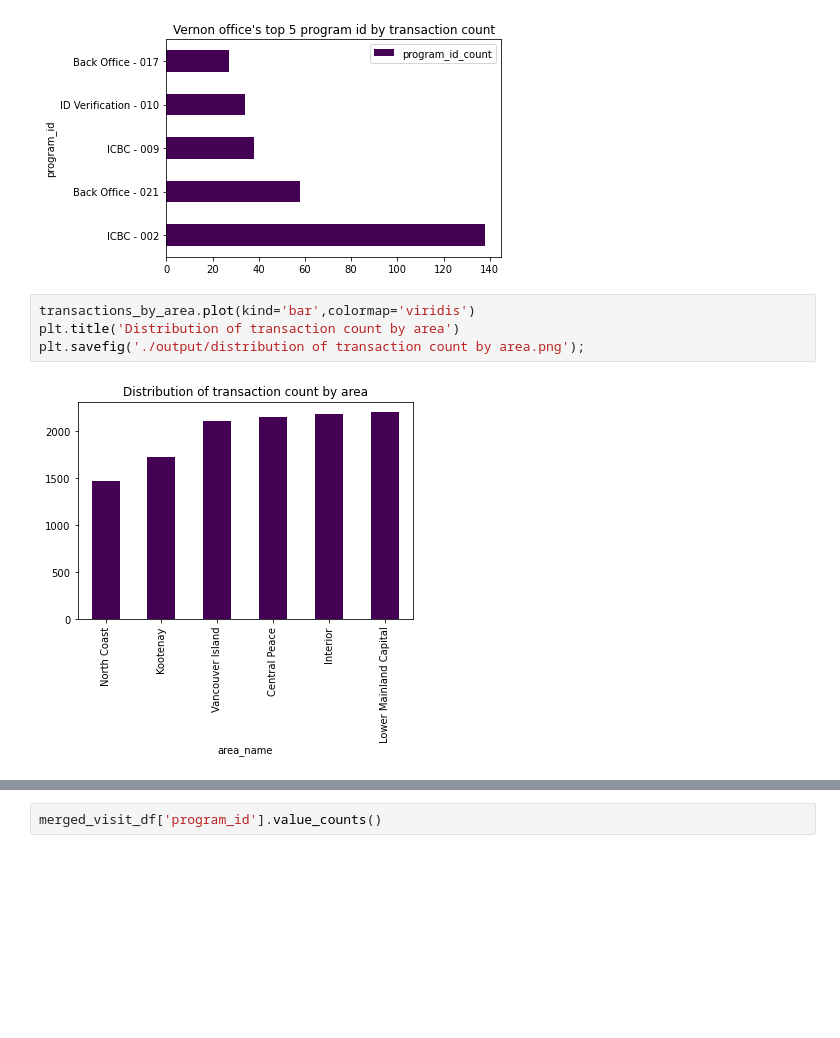
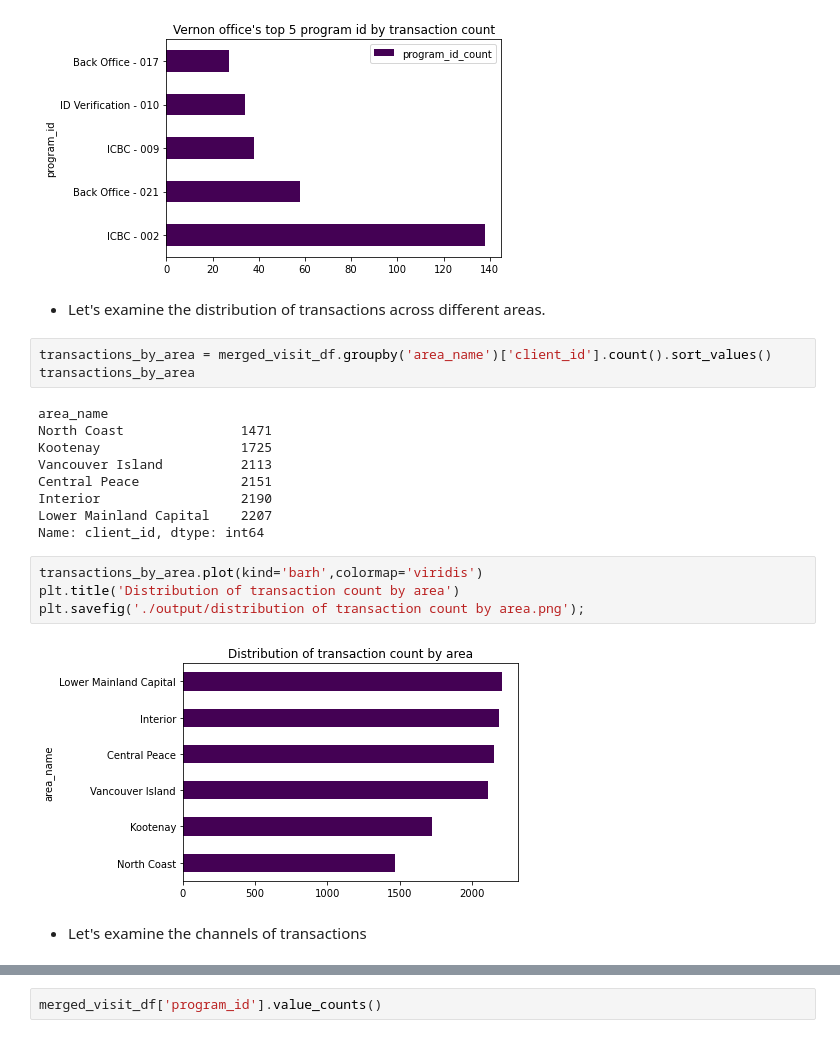
Before and after one commit to varunindurthi/Services-BC-EDA-REQ101268, a Jupyter notebook: data_analysis.ipynb, the cells around one changed output, grey strips where cells are left out. Drawn from its saved outputs; the diff is of its cells as text; blank space fills up the shorter version.

```diff
--- a/data_analysis.ipynb
+++ b/data_analysis.ipynb
@@ -554,9 +618,25 @@ service_counts_by_office[service_counts_by_office['office_name']=='Vernon'].sort
 plt.title("Vernon office's top 5 program id by transaction count");
 # %% [output]
 [figure]
+# %% [markdown]
+* Let's examine the distribution of transactions across different areas.
+# %%
+transactions_by_area = merged_visit_df.groupby('area_name')['client_id'].count().sort_values()
+transactions_by_area
+# %% [output]
+area_name
+North Coast               1471
+Kootenay                  1725
+Vancouver Island          2113
+Central Peace             2151
+Interior                  2190
+Lower Mainland Capital    2207
+Name: client_id, dtype: int64
 # %%
-transactions_by_area.plot(kind='bar',colormap='viridis')
+transactions_by_area.plot(kind='barh',colormap='viridis')
 plt.title('Distribution of transaction count by area')
 plt.savefig('./output/distribution of transaction count by area.png');
 # %% [output]
-[figure, old version]
+[figure, new version]
+# %% [markdown]
+* Let's examine the channels of transactions
```
Also changed, not shown: parts of 165 cells of this notebook, 7 other files.
